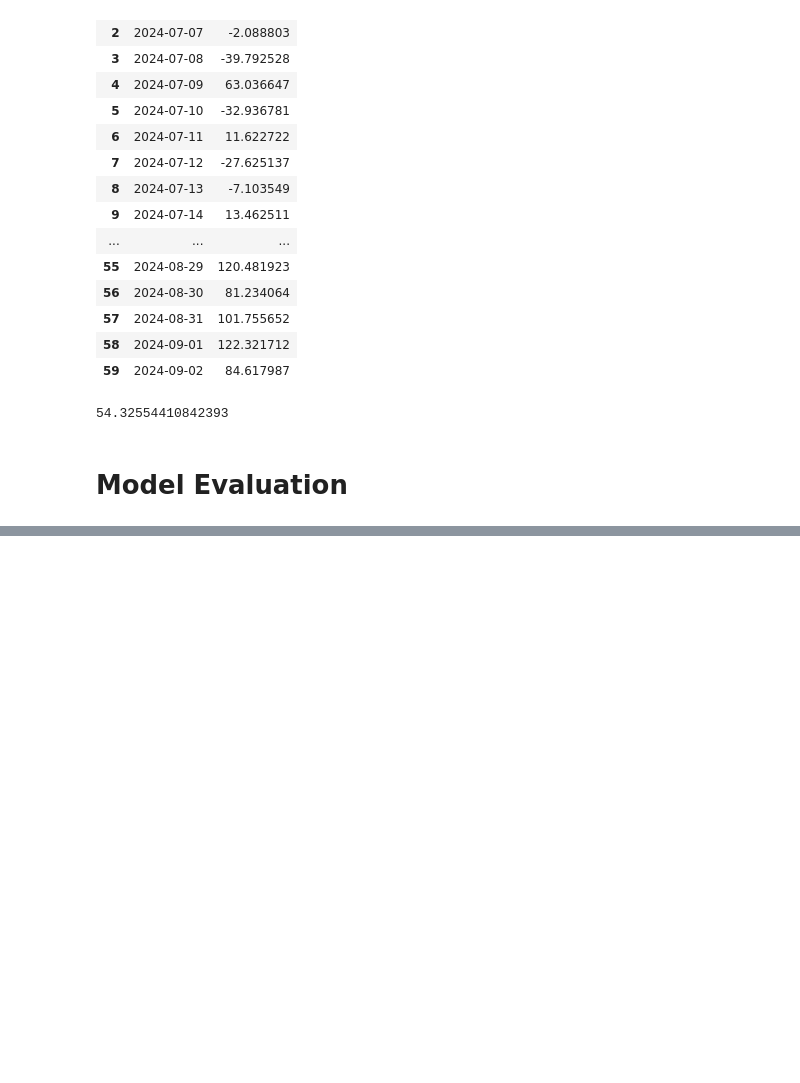
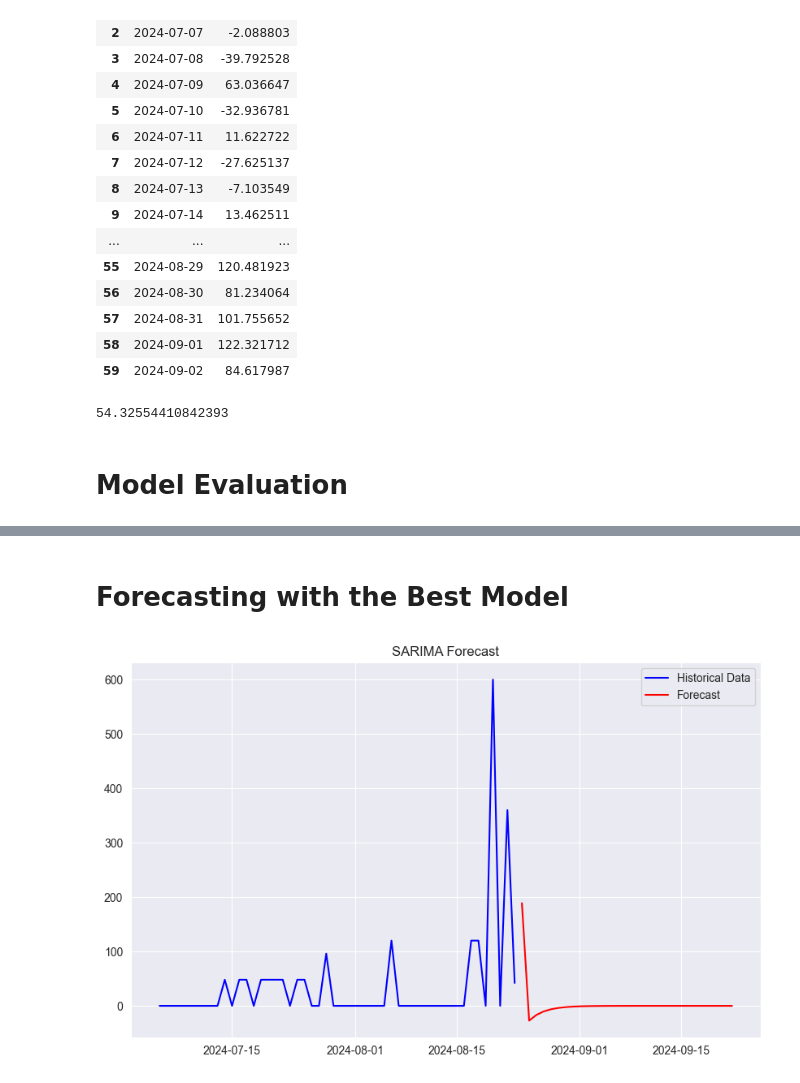
Before and after one commit to razamehar/Time-Series-Forecasting-ARIMA-ML, a Jupyter notebook: main.ipynb, the cells around one changed output, grey strips where cells are left out. Drawn from its saved outputs; the diff is of its cells as text; code cells hidden in the pictures; blank space fills up the shorter version.

```diff
--- a/main.ipynb
+++ b/main.ipynb
@@ -482,0 +562,20 @@ plt.tight_layout()
+# %% [markdown]
+# Forecasting with the Best Model
+# %%
+df_grouped.index = pd.to_datetime(df_grouped.index)
+
+forecast_steps = 30  # Number of steps to forecast
+forecast_index = pd.date_range(start=df_grouped.index[-1], periods=forecast_steps + 1, freq='D')[1:]
+
+forecast = fitted_sarima.forecast(steps=forecast_steps)
+
+forecast = pd.Series(forecast, index=forecast_index)
+# %%
+plt.figure(figsize=(10, 6))
+plt.plot(df_grouped['New_Catches'], label='Historical Data', color='blue')
+plt.plot(forecast.index, forecast, label='Forecast', color='red')
+plt.legend()
+plt.title('SARIMA Forecast')
+plt.show()
+# %% [output]
+[figure, added]
```
Also changed, not shown: parts of 17 cells of this notebook.
